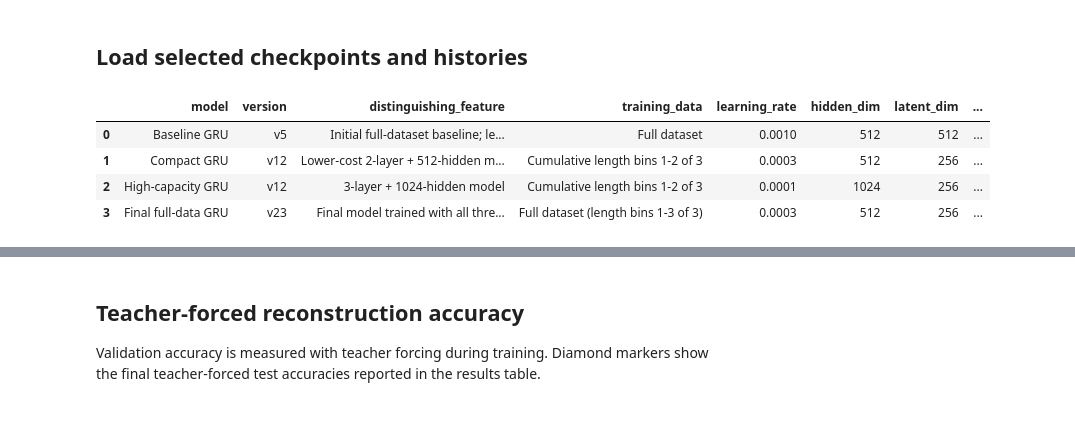
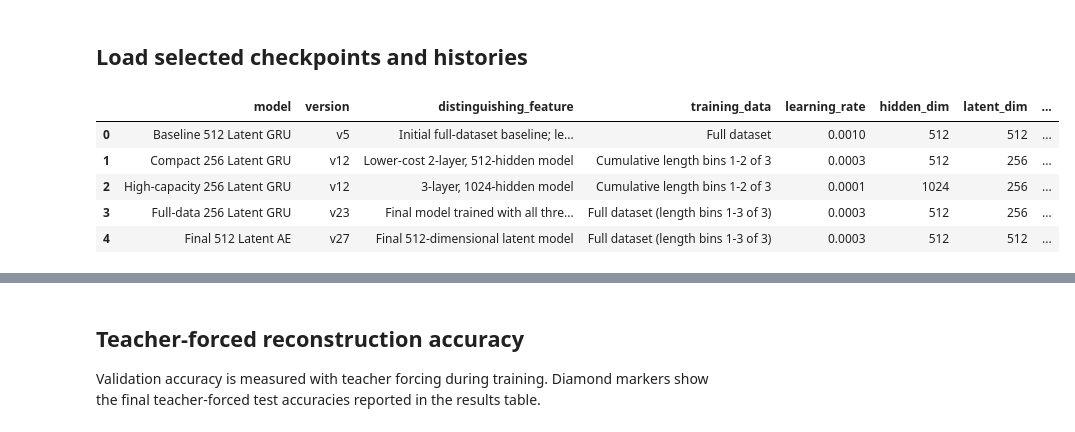
Before and after one commit to Jschechter18/protein-sequence-augmentation, a Jupyter notebook: Code/notebooks/paper_plots.ipynb, the cells around one changed output, grey strips where cells are left out. Saved outputs shown, nothing was run; the diff lists cells and outputs as text; code cells hidden in the pictures.

```diff
--- a/Code/notebooks/paper_plots.ipynb
+++ b/Code/notebooks/paper_plots.ipynb
@@ -39,39 +39,43 @@ Loading checkpoints on: cpu
 ## Load selected checkpoints and histories
 # %%
 final_results = pd.read_csv(RESULTS_TABLE)
-assert len(final_results) == 4, f"Expected four selected models, found {len(final_results)}"
+assert len(final_results) == 6, f"Expected six selected models, found {len(final_results)}"
 display(final_results)
 
 RUN_FILES = {
-    "Baseline GRU": {
+    "Baseline 512 Latent GRU": {
         "checkpoint": "checkpoints/autoencoder/solubility/v5/model_ae_solubility.pt",
         "history": "Code/results/autoencoder/solubility/v5/solubility_ae_history.json",
     },
-    "Compact GRU": {
+    "Compact 256 Latent GRU": {
         "checkpoint": "checkpoints/autoencoder/solubility/v12/model_ae_length_2_of_3_solubility_lr0p0003_num_layers2_hidden_dim512.pt",
         "history": "Code/results/autoencoder/solubility/v12/v12_model_ae_length_2_of_3_solubility_lr0p0003_num_layers2_hidden_dim512_history.json",
     },
-    "High-capacity GRU": {
+    "High-capacity 256 Latent GRU": {
         "checkpoint": "checkpoints/autoencoder/solubility/v12/model_ae_length_2_of_3_solubility_lr0p0001_num_layers3_hidden_dim1024.pt",
         "history": "Code/results/autoencoder/solubility/v12/v12_model_ae_length_2_of_3_solubility_lr0p0001_num_layers3_hidden_dim1024_history.json",
     },
-    "Final full-data GRU": {
+    "Full-data 256 Latent GRU": {
         "checkpoint": "checkpoints/autoencoder/solubility/v23/model_ae_length_3_of_3_solubility.pt",
         "history": "Code/results/autoencoder/solubility/v23/v23_model_ae_length_3_of_3_solubility_history.json",
     },
-}
-V27_FILES = {
-    "checkpoint": "checkpoints/autoencoder/solubility/v27/model_ae_length_3_of_3_solubility.pt",
-    "history": "Code/results/autoencoder/solubility/v27/v27_model_ae_length_3_of_3_solubility_history.json",
+    "Full-data 256 Latent LSTM": {
+        "checkpoint": "checkpoints/autoencoder/solubility/v26/model_ae_length_3_of_3_solubility_lstm.pt",
+        "history": "Code/results/autoencoder/solubility/v26/v26_model_ae_length_3_of_3_solubility_lstm_history.json",
+    },
+    "Final 512 Latent AE": {
+        "checkpoint": "checkpoints/autoencoder/solubility/v27/model_ae_length_3_of_3_solubility.pt",
+        "history": "Code/results/autoencoder/solubility/v27/v27_model_ae_length_3_of_3_solubility_history.json",
+    },
 }
 assert set(final_results["model"]) == set(RUN_FILES), "Run mapping does not match ae_final_results.csv"
-reconstruction_results = final_results.loc[final_results["version"] != "v12"].reset_index(drop=True)
 # %% [output]
 |  | model | version | distinguishing_feature | training_data | learning_rate | hidden_dim | latent_dim | ... |
-| 0 | Baseline GRU | v5 | Initial full-dataset baseline; le... | Full dataset | 0.0010 | 512 | 512 | ... |
-| 1 | Compact GRU | v12 | Lower-cost 2-layer + 512-hidden m... | Cumulative length bins 1-2 of 3 | 0.0003 | 512 | 256 | ... |
-| 2 | High-capacity GRU | v12 | 3-layer + 1024-hidden model | Cumulative length bins 1-2 of 3 | 0.0001 | 1024 | 256 | ... |
-| 3 | Final full-data GRU | v23 | Final model trained with all thre... | Full dataset (length bins 1-3 of 3) | 0.0003 | 512 | 256 | ... |
+| 0 | Baseline 512 Latent GRU | v5 | Initial full-dataset baseline; le... | Full dataset | 0.0010 | 512 | 512 | ... |
+| 1 | Compact 256 Latent GRU | v12 | Lower-cost 2-layer, 512-hidden model | Cumulative length bins 1-2 of 3 | 0.0003 | 512 | 256 | ... |
+| 2 | High-capacity 256 Latent GRU | v12 | 3-layer, 1024-hidden model | Cumulative length bins 1-2 of 3 | 0.0001 | 1024 | 256 | ... |
+| 3 | Full-data 256 Latent GRU | v23 | Final model trained with all thre... | Full dataset (length bins 1-3 of 3) | 0.0003 | 512 | 256 | ... |
+| 4 | Final 512 Latent AE | v27 | Final 512-dimensional latent model | Full dataset (length bins 1-3 of 3) | 0.0003 | 512 | 512 | ... |
 # %%
 def checkpoint_state_dict(checkpoint):
     if isinstance(checkpoint, dict) and "model_state_dict" in checkpoint:
```
Also changed, not shown: parts of 4 cells of this notebook, 3 other files.
